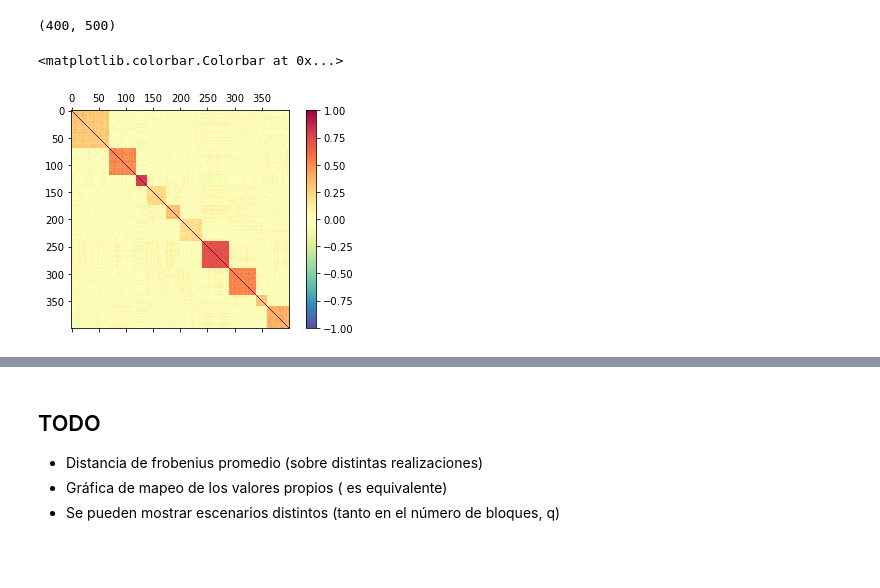
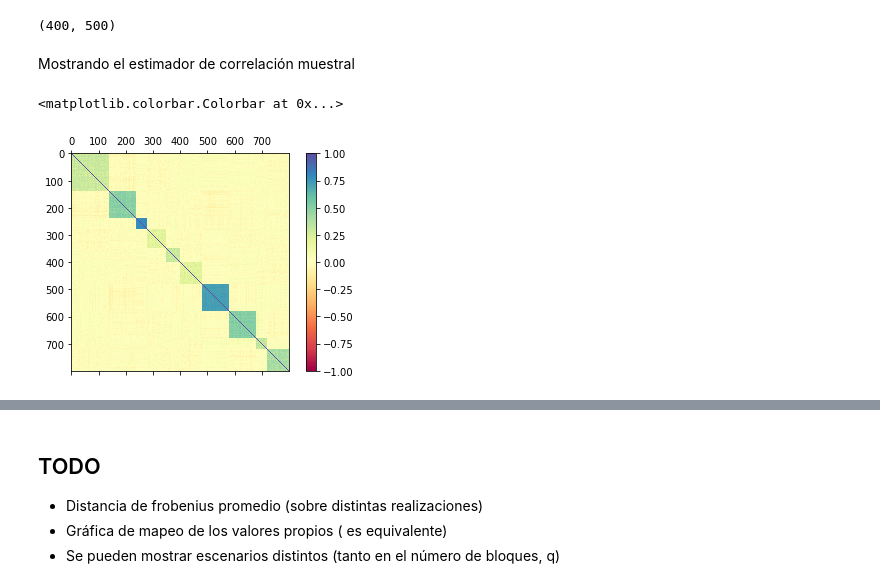
Before and after one commit to jduarte00/tesis, a Jupyter notebook: simulaciones.ipynb, the cells around one changed output, grey strips where cells are left out. Saved outputs shown, nothing was run; the diff lists cells and outputs as text; code cells hidden in the pictures; blank space fills up the shorter version.

```diff
--- a/simulaciones.ipynb
+++ b/simulaciones.ipynb
@@ -55,8 +56,10 @@ array([[1. , 0.1, 0.1, 0.1, 0.1, 0. , 0. , 0. , 0. , 0. ],
 # %% [markdown]
 ## Simulando retornos a través de cholensky
 # %%
-corr_matrix = make_corr_matrix([70, 50, 20, 35, 25, 40, 50, 50 , 20, 40], [0.3, 0.5, 0.8, 0.2, 0.3, 0.2, 0.7, 0.5, 0.3, 0.4])
-number_of_obs = 500
+#corr_matrix = make_corr_matrix([70, 50, 20, 35, 25, 40, 50, 50 , 20, 40], [0.3, 0.5, 0.8, 0.2, 0.3, 0.2, 0.7, 0.5, 0.3, 0.4])
+#number_of_obs = 500
+corr_matrix = make_corr_matrix([140, 100, 40, 70, 50, 80, 100, 100 , 40, 80], [0.3, 0.5, 0.8, 0.2, 0.3, 0.2, 0.7, 0.5, 0.3, 0.4])
+number_of_obs = 900
 number_of_assets = corr_matrix.shape[0]
 # En caso de que la matriz sea distinta de cero
 #means = np.zeros(number_of_assets)
@@ -113,11 +118,13 @@ plt.plot(daily_returns.T);
 daily_returns.shape
 # %% [output]
 (400, 500)
+# %% [markdown]
+Mostrando el estimador de correlación muestral
 # %%
 fig, axs = plt.subplots(1,1)
 #fig.set_size_inches(18.5, 10.5)
-caxs = axs.matshow(sample_corr, vmin=-1, vmax=1, cmap = cm.Spectral_r)
+caxs = axs.matshow(sample_corr, vmin=-1, vmax=1, cmap = cm.Spectral)
 fig.colorbar(caxs)
 # %% [output]
 <matplotlib.colorbar.Colorbar at 0x...>
-[figure, old version]
+[figure, new version]
```
Also changed, not shown: parts of 36 cells of this notebook.
